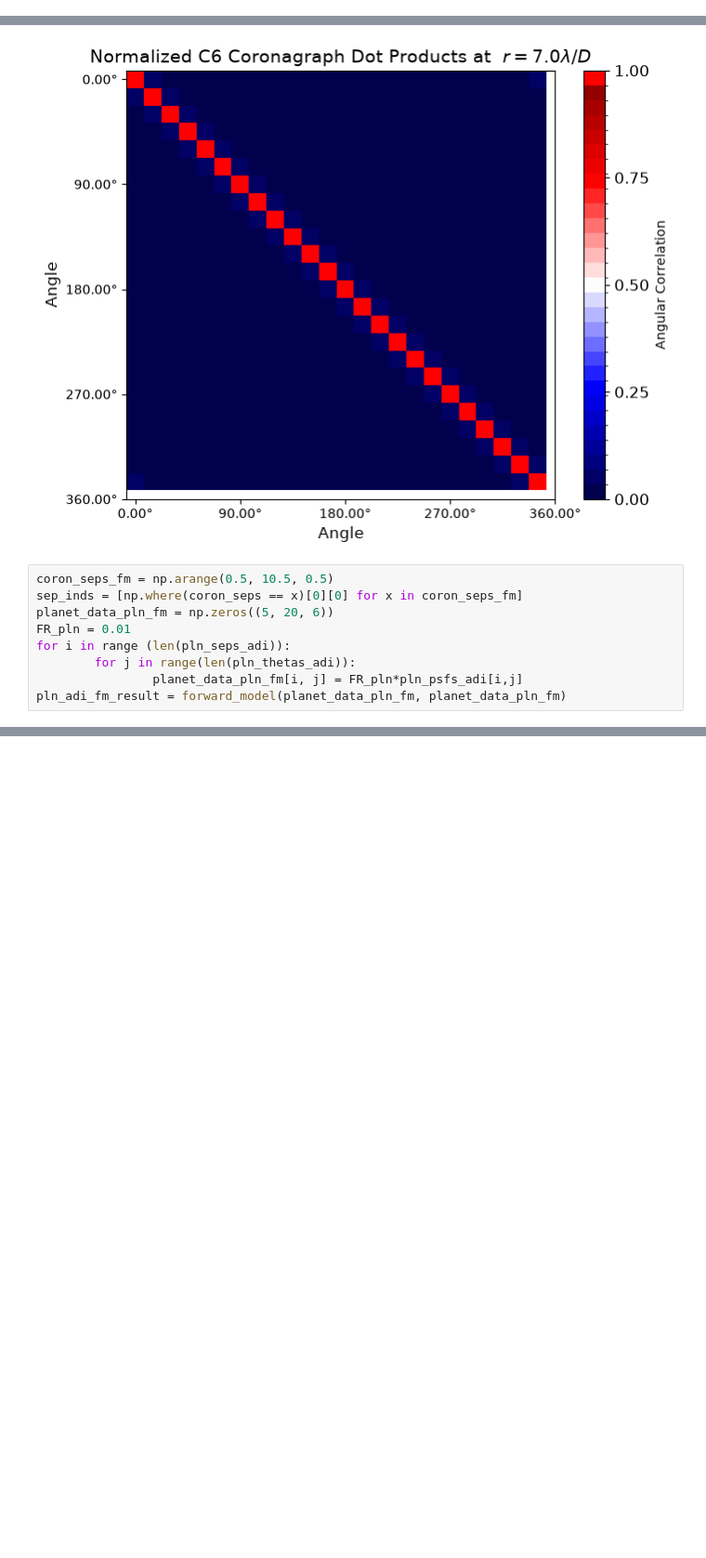
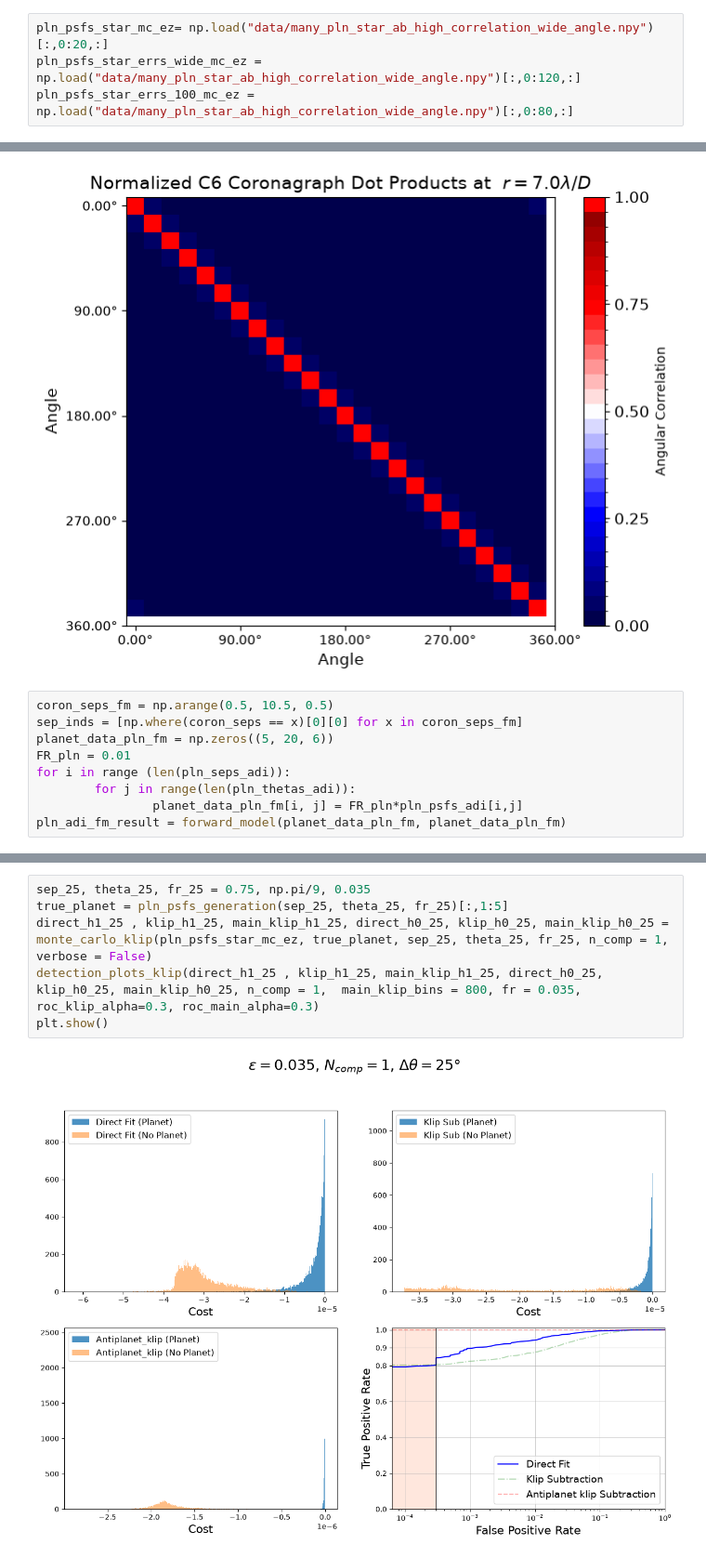
Before and after one commit to SuviIlli/pln-post_processing-jatis, a Jupyter notebook: pln_post_processing.ipynb, the cells around one changed output, grey strips where cells are left out. Shown at 93% size. Drawn from its saved outputs; the diff is of its cells as text; blank space fills up the shorter version.

```diff
--- a/pln_post_processing.ipynb
+++ b/pln_post_processing.ipynb
@@ -41,3 +39,7 @@ coron_psfs_c2 = np.load("data/coron/coron_psfs_c2.npy")
 coron_psfs_star_c2 = np.load("data/coron/coron_psf_star_ab_cube_c2.npy")
 coron_psfs_star_c4 = np.load("data/coron/coron_psf_star_ab_cube_c4.npy")
 coron_psfs_star_c6 = np.load("data/coron/coron_psf_star_ab_cube_c6.npy")
+# %%
+pln_psfs_star_mc_ez= np.load("data/many_pln_star_ab_high_correlation_wide_angle.npy")[:,0:20,:]
+pln_psfs_star_errs_wide_mc_ez = np.load("data/many_pln_star_ab_high_correlation_wide_angle.npy")[:,0:120,:]
+pln_psfs_star_errs_100_mc_ez = np.load("data/many_pln_star_ab_high_correlation_wide_angle.npy")[:,0:80,:]
@@ -294,0 +743,8 @@ plt.show()
+# %%
+sep_25, theta_25, fr_25 = 0.75, np.pi/9, 0.035
+true_planet = pln_psfs_generation(sep_25, theta_25, fr_25)[:,1:5]
+direct_h1_25 , klip_h1_25, main_klip_h1_25, direct_h0_25, klip_h0_25, main_klip_h0_25 = monte_carlo_klip(pln_psfs_star_mc_ez, true_planet, sep_25, theta_25, fr_25, n_comp = 1, verbose = False)
+detection_plots_klip(direct_h1_25 , klip_h1_25, main_klip_h1_25, direct_h0_25, klip_h0_25, main_klip_h0_25, n_comp = 1,  main_klip_bins = 800, fr = 0.035, roc_klip_alpha=0.3, roc_main_alpha=0.3)
+plt.show()
+# %% [output]
+[figure, added]
```
Also changed, not shown: parts of 50 cells of this notebook, 3 other files.
